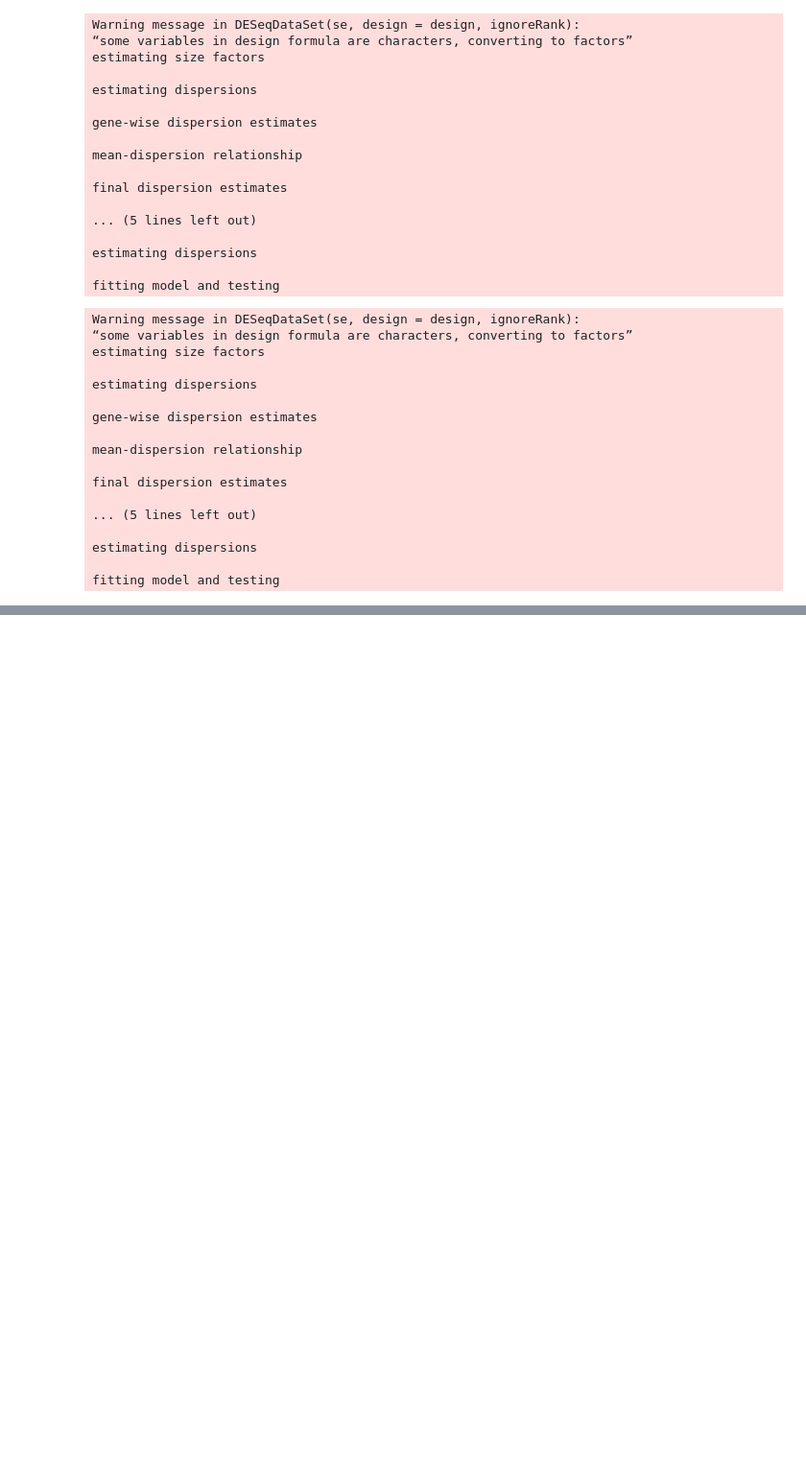
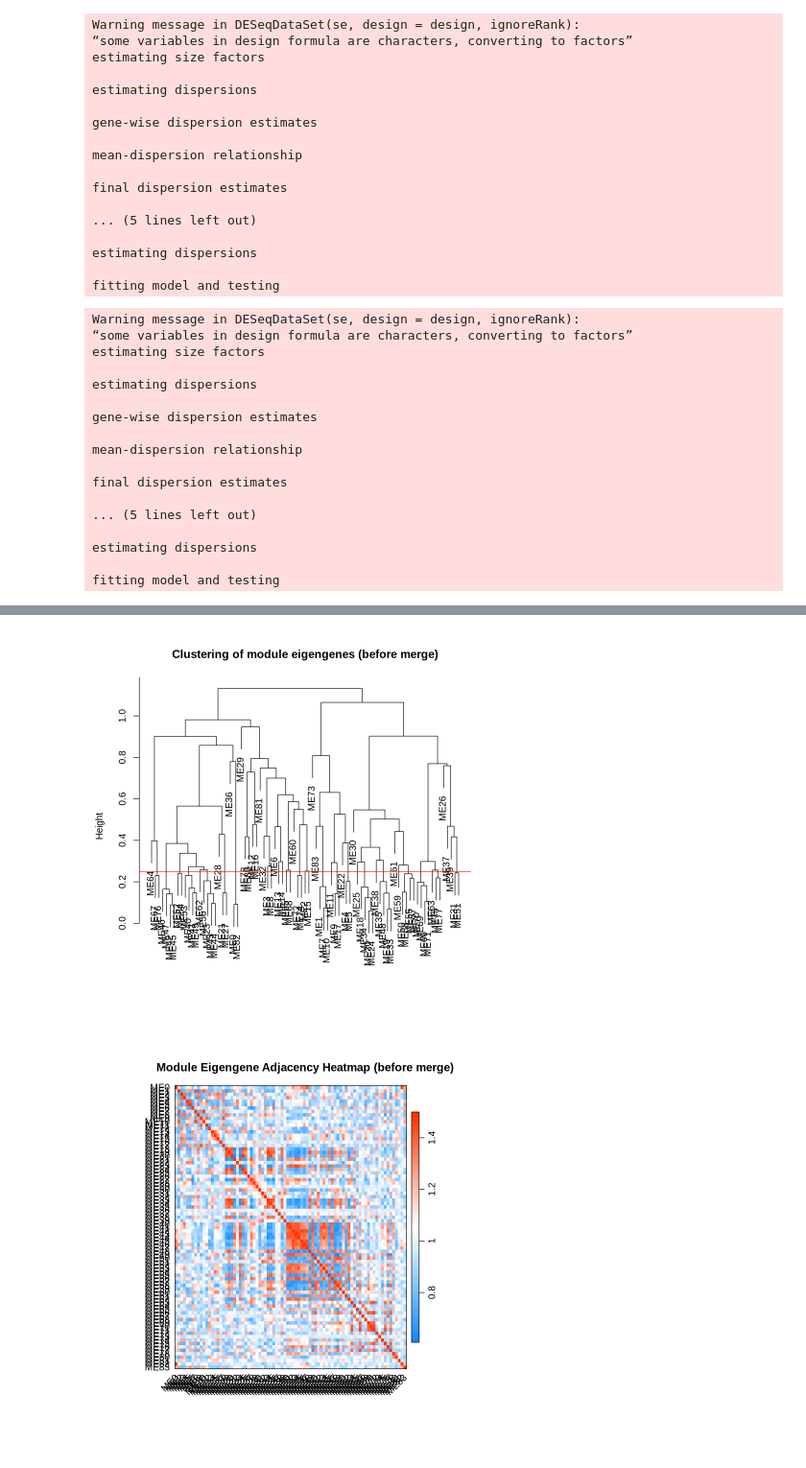
Before and after one commit to sbustamante21/crc_weighted_network, a Jupyter notebook: white_constructions.ipynb, the cells around one changed output, grey strips where cells are left out. Shown at 96% size. Saved outputs shown, nothing was run; the diff lists cells and outputs as text; code cells hidden in the pictures; blank space fills up the shorter version.

```diff
--- a/white_constructions.ipynb
+++ b/white_constructions.ipynb
@@ -231,0 +289,34 @@ Warning message in cor(MEs, traits_num, use = "p"):
+# %%
+net <- readRDS(paste(rna_network_dir, "/blockwise_net.rds", sep=""))
+rna_net <- net
+# %%
+# Visualize the clustering of module eigengenes before merging
+datExpr <- readRDS(paste(rna_network_dir, "/datExpr_clean.rds", sep=""))
+dynamicColors <- net$unmergedColors
+# 1. Calculate module eigengenes
+MEList = moduleEigengenes(datExpr, colors = dynamicColors)
+MEs = MEList$eigengenes
+
+# 2. Calculate dissimilarity between module eigengenes (1 - correlation)
+MEDiss = 1 - cor(MEs)
+
+# 3. Perform hierarchical clustering
+METree = hclust(as.dist(MEDiss), method = "average")
+
+# 4. Plot the dendrogram
+plot(METree, main = "Clustering of module eigengenes (before merge)",
+     xlab = "", sub = "")
+# An optional line can show a potential merge threshold
+ abline(h = 0.25, col = "red")
+
+# 5. Visualize the eigengene adjacency heatmap
+# Red signifies high correlation, blue signifies low correlation.
+MEadjacency = 1 + cor(MEs) / 2
+labeledHeatmap(Matrix = MEadjacency,
+               xLabels = names(MEs),
+               yLabels = names(MEs),
+               main = "Module Eigengene Adjacency Heatmap (before merge)",
+               colors = blueWhiteRed(50))
+# %% [output]
+[figure, added]
+[figure, added]
```
Also changed, not shown: parts of 37 cells of this notebook, 5 other files.
